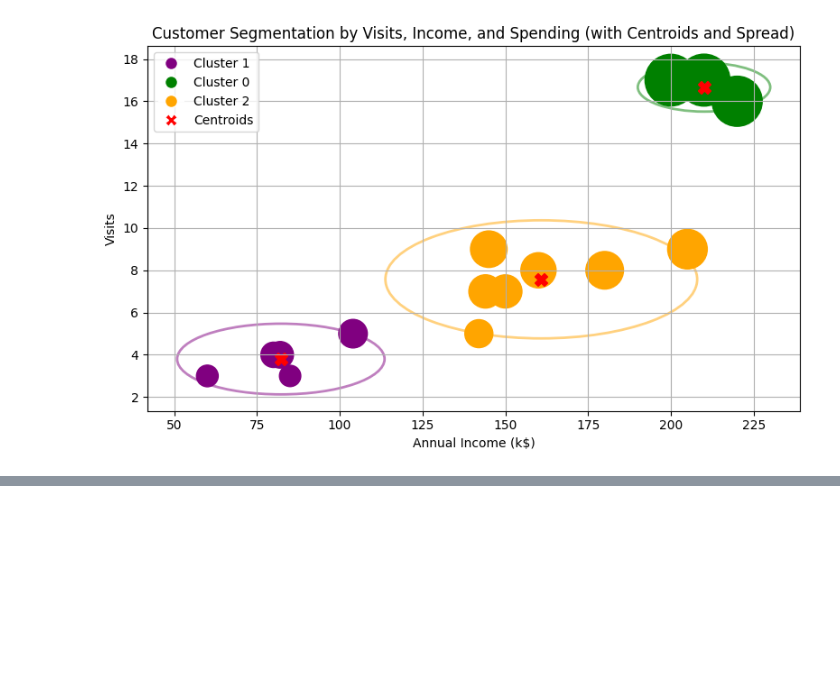
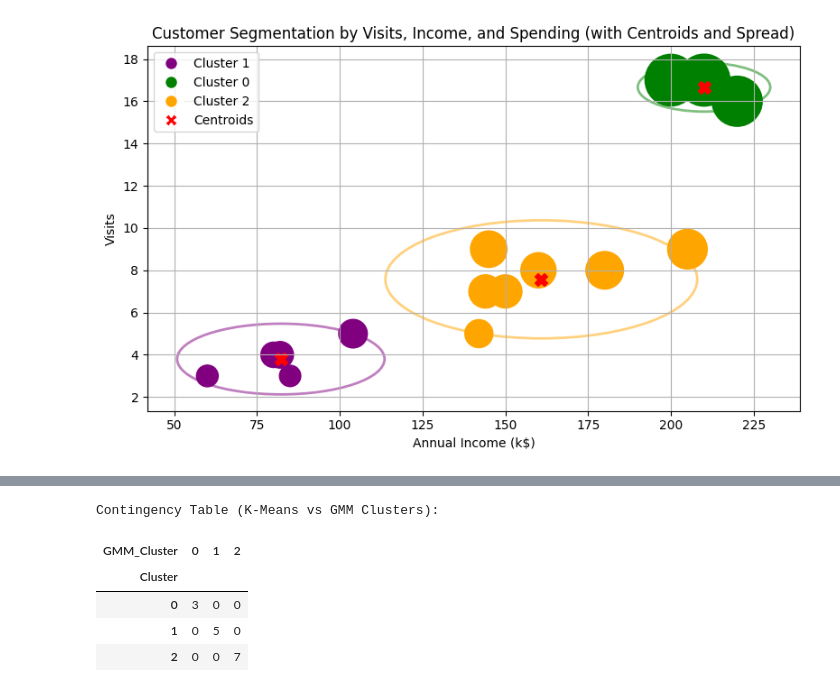
Before and after one commit to Luoxiaowanzi/IS-4487-Guide, a Jupyter notebook: Demos/demo_09_clustering.ipynb, the cells around one changed output, grey strips where cells are left out. Saved outputs shown, nothing was run; the diff lists cells and outputs as text; code cells hidden in the pictures; blank space fills up the shorter version.

```diff
--- a/Demos/demo_09_clustering.ipynb
+++ b/Demos/demo_09_clustering.ipynb
@@ -186,0 +197,12 @@ plt.show()
+# %%
+from sklearn.mixture import GaussianMixture
+
+# Initialize the GMM model - let's use 2 components (clusters) for comparison with K-Means
+gmm = GaussianMixture(n_components=3, random_state=42)
+
+# Fit the model to the scaled data and predict the cluster assignments
+df['GMM_Cluster'] = gmm.fit_predict(X_scaled)
+
+# Display the count of observations in each GMM cluster
+print("Count of observations per GMM cluster:")
+display(df['GMM_Cluster'].value_counts())
@@ -186,0 +221,12 @@ plt.show()
+# %%
+# Create a contingency table to compare K-Means and GMM cluster assignments
+contingency_table = pd.crosstab(df['Cluster'], df['GMM_Cluster'])
+print("Contingency Table (K-Means vs GMM Clusters):")
+display(contingency_table)
+# %% [output]
+Contingency Table (K-Means vs GMM Clusters):
+| GMM_Cluster | 0 | 1 | 2 |
+| Cluster |  |  |  |
+| 0 | 3 | 0 | 0 |
+| 1 | 0 | 5 | 0 |
+| 2 | 0 | 0 | 7 |
```
Also changed, not shown: parts of 10 cells of this notebook.
